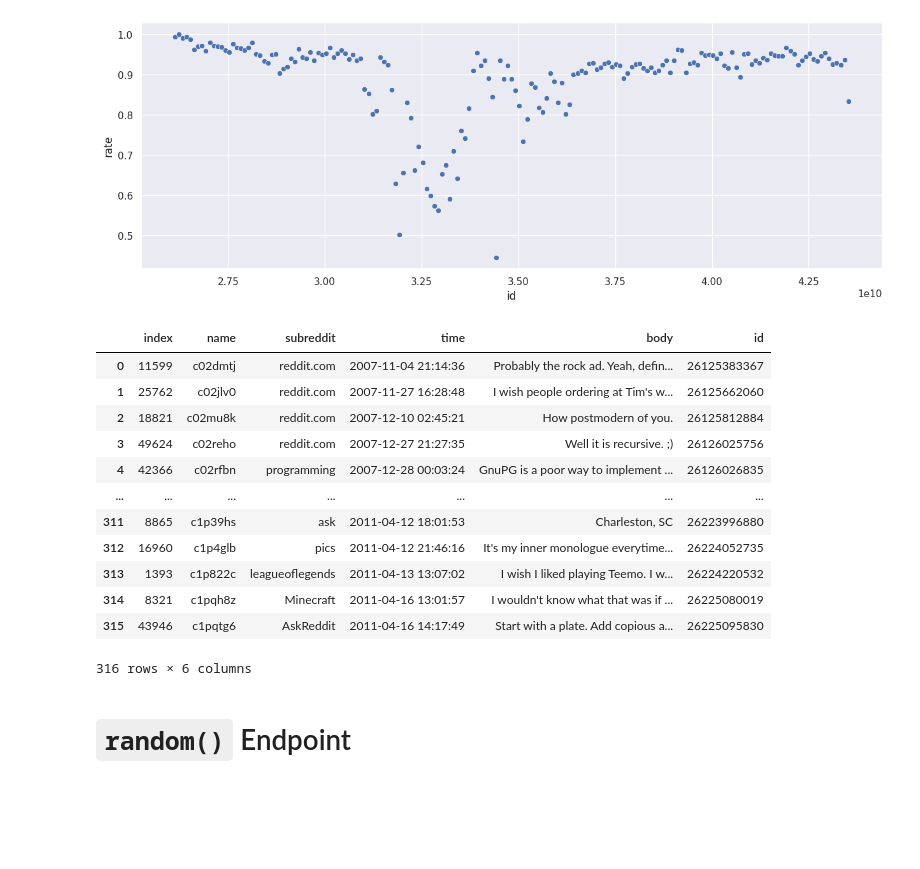
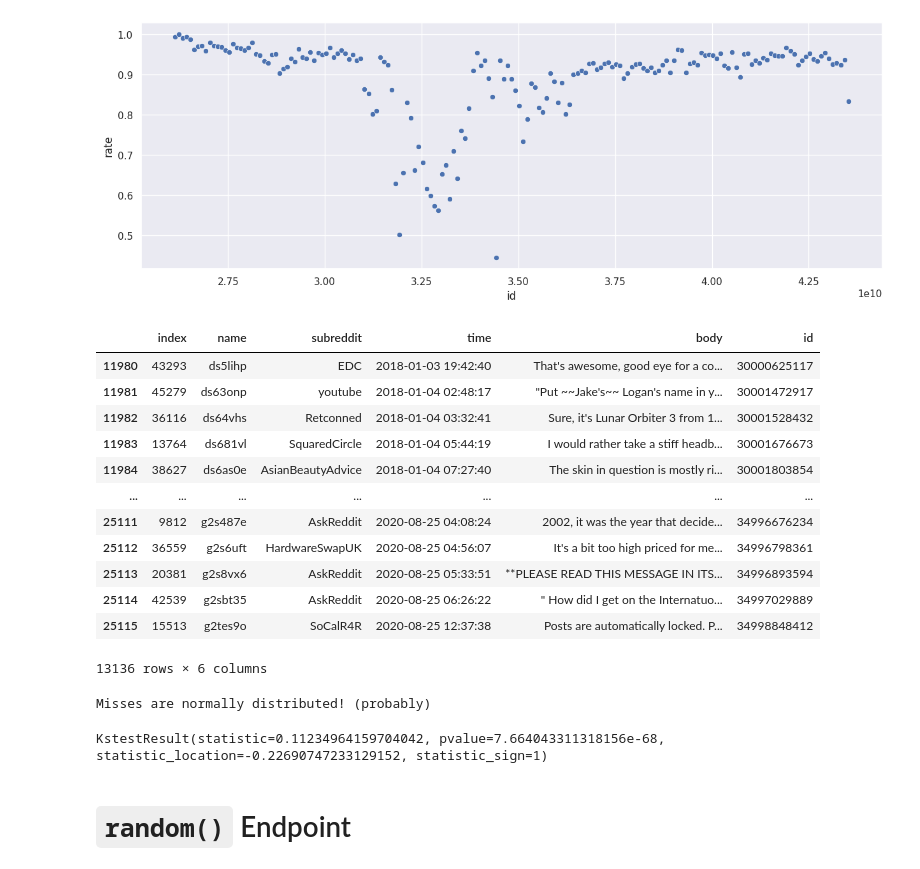
Before and after one commit to gems-cyberlang/cyberlang-learning, a Jupyter notebook: praw-comments-script/praw-playground.ipynb, the cells around one changed output. Cells and saved outputs as stored; diff of their text form; code cells hidden in the pictures; blank space fills up the shorter version.

Commit message:
Misses are normal???

```diff
--- a/praw-comments-script/praw-playground.ipynb
+++ b/praw-comments-script/praw-playground.ipynb
@@ -447,21 +447,38 @@ sns.scatterplot(data=rate_df, x="id", y="rate")
 <Axes: xlabel='id', ylabel='rate'>
 [figure]
 # %%
-df[(start <= df["id"]) & (df["id"] < start + step)]
+df[(3e10 <= df["id"]) & (df["id"] < 3.5e10)]
 # %% [output]
 |  | index | name | subreddit | time | body | id |
-| 0 | 11599 | c02dmtj | reddit.com | 2007-11-04 21:14:36 | Probably the rock ad. Yeah, defin... | 26125383367 |
-| 1 | 25762 | c02jlv0 | reddit.com | 2007-11-27 16:28:48 | I wish people ordering at Tim's w... | 26125662060 |
-| 2 | 18821 | c02mu8k | reddit.com | 2007-12-10 02:45:21 | How postmodern of you. | 26125812884 |
-| 3 | 49624 | c02reho | reddit.com | 2007-12-27 21:27:35 | Well it is recursive. ;) | 26126025756 |
-| 4 | 42366 | c02rfbn | programming | 2007-12-28 00:03:24 | GnuPG is a poor way to implement ... | 26126026835 |
+| 11980 | 43293 | ds5lihp | EDC | 2018-01-03 19:42:40 | That's awesome, good eye for a co... | 30000625117 |
+| 11981 | 45279 | ds63onp | youtube | 2018-01-04 02:48:17 | "Put ~~Jake's~~ Logan's name in y... | 30001472917 |
+| 11982 | 36116 | ds64vhs | Retconned | 2018-01-04 03:32:41 | Sure, it's Lunar Orbiter 3 from 1... | 30001528432 |
+| 11983 | 13764 | ds681vl | SquaredCircle | 2018-01-04 05:44:19 | I would rather take a stiff headb... | 30001676673 |
+| 11984 | 38627 | ds6as0e | AsianBeautyAdvice | 2018-01-04 07:27:40 | The skin in question is mostly ri... | 30001803854 |
 | ... | ... | ... | ... | ... | ... | ... |
-| 311 | 8865 | c1p39hs | ask | 2011-04-12 18:01:53 | Charleston, SC | 26223996880 |
-| 312 | 16960 | c1p4glb | pics | 2011-04-12 21:46:16 | It's my inner monologue everytime... | 26224052735 |
-| 313 | 1393 | c1p822c | leagueoflegends | 2011-04-13 13:07:02 | I wish I liked playing Teemo. I w... | 26224220532 |
-| 314 | 8321 | c1pqh8z | Minecraft | 2011-04-16 13:01:57 | I wouldn't know what that was if ... | 26225080019 |
-| 315 | 43946 | c1pqtg6 | AskReddit | 2011-04-16 14:17:49 | Start with a plate. Add copious a... | 26225095830 |
+| 25111 | 9812 | g2s487e | AskReddit | 2020-08-25 04:08:24 | 2002, it was the year that decide... | 34996676234 |
+| 25112 | 36559 | g2s6uft | HardwareSwapUK | 2020-08-25 04:56:07 | It's a bit too high priced for me... | 34996798361 |
+| 25113 | 20381 | g2s8vx6 | AskReddit | 2020-08-25 05:33:51 | **PLEASE READ THIS MESSAGE IN ITS... | 34996893594 |
+| 25114 | 42539 | g2sbt35 | AskReddit | 2020-08-25 06:26:22 | " How did I get on the Internatuo... | 34997029889 |
+| 25115 | 15513 | g2tes9o | SoCalR4R | 2020-08-25 12:37:38 | Posts are automatically locked. P... | 34998848412 |
-316 rows × 6 columns
+13136 rows × 6 columns
+# %%
+from scipy import stats
+
+# Choose alpha of 0.05
+
+misses_normalized = misses_actual.map(
+    lambda id: (id - misses_actual.mean()) / (misses_actual.std())
+)
+res = stats.ks_1samp(misses_normalized, stats.norm.cdf)
+if res.pvalue < 0.05:
+    print("Misses are normally distributed! (probably)")
+else:
+    print("Cannot assume distribution of IDs is normal :(")
+res
+# %% [output]
+Misses are normally distributed! (probably)
+KstestResult(statistic=0.11234964159704042, pvalue=7.664043311318156e-68, statistic_location=-0.22690747233129152, statistic_sign=1)
 # %% [markdown]
 # `random()` Endpoint
 # %%
```
